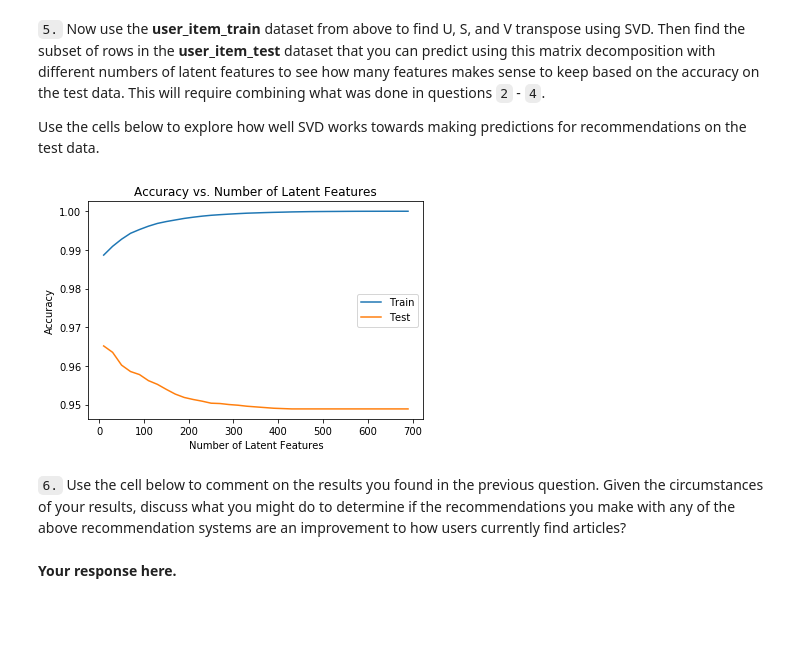
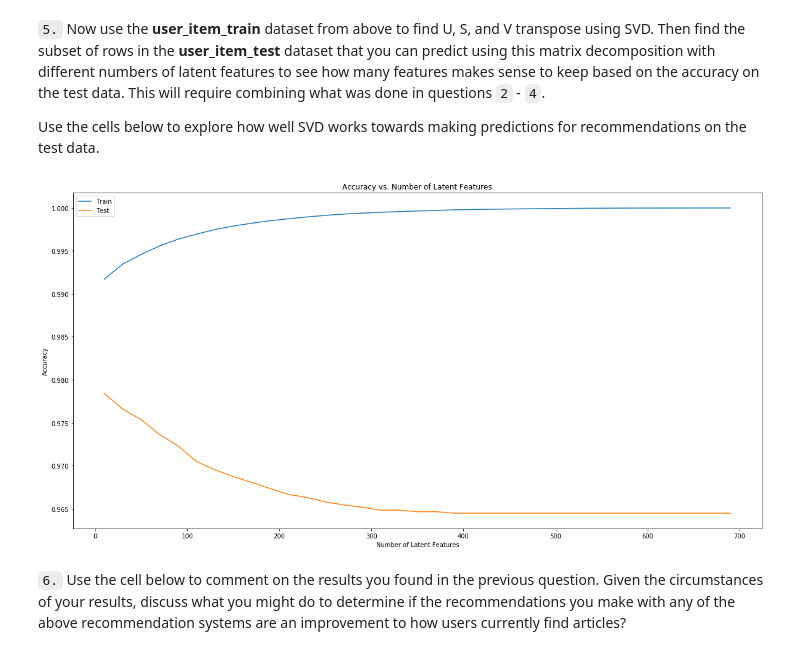
Before and after one commit to BurgerWu/Recommendations-with-IBM, a Jupyter notebook: Recommendations_with_IBM.ipynb, the cells around one changed output. Saved outputs shown, nothing was run; the diff lists cells and outputs as text; code cells hidden in the pictures; blank space fills up the shorter version.

```diff
--- a/Recommendations_with_IBM.ipynb
+++ b/Recommendations_with_IBM.ipynb
@@ -644,6 +690,7 @@ Use the code from question 3 to understand the impact on accuracy of the trainin
 * How many articles can we make predictions for in the test set?
 * How many articles are we not able to make predictions for because of the cold start problem?
 # %%
+#Divide dataframe into train and test set
 df_train = df.head(40000)
 df_test = df.tail(5993)
 
@@ -662,15 +709,18 @@ def create_test_and_train_user_item(df_train, df_test):
     test_arts - all of the test article ids
 
     '''
-    # Your code here
-    #df_train = df_train[~df_train.duplicated(keep = 'first')]
+    #Remove duplicated rows if any and create user-item matrix
+    df_train = df_train[~df_train.duplicated(keep = 'first')]
     user_item_train = df_train.groupby(['user_id','article_id']).count().unstack().fillna(0) # return the user_item matrix
 
-    #df_test = df_test[~df_test.duplicated(keep = 'first')]
+    #Remove duplicated rows if any and create user-item matrix
+    df_test = df_test[~df_test.duplicated(keep = 'first')]
     user_item_test = df_test.groupby(['user_id','article_id']).count().unstack().fillna(0) # return the user_item matrix
 
+    #Retrive user ids in test set
     test_idx = list(user_item_test.index)
 
+    #Retrive article ids in test set
     test_arts = list(user_item_test['title'].columns)
 
     return user_item_train, user_item_test, test_idx, test_arts
@@ -708,47 +760,50 @@ Use the cells below to explore how well SVD works towards making predictions for
 from numpy.linalg import svd
 u_train, s_train, vt_train = svd(user_item_train, full_matrices = False)# fit svd similar to above then use the cells below
 # %%
-# Use these cells to see how well you can use the training
-# decomposition to predict on test data
+# Use these cells to see how well you can use the training decomposition to predict on test data
+#First check out valid user and articles for prediction
 valid_users = [x for x in list(user_item_train.index) if x in list(user_item_test.index)]
-valid_movies = [x for x in list(user_item_train.columns) if x in list(user_item_test.columns)]
+valid_articles = [x for x in list(user_item_train.columns) if x in list(user_item_test.columns)]
 
+#Retrieve u and vt for test set based on valid user and articles
 u_test = u_train[user_item_train.index.isin(valid_users),:]
-vt_test = vt_train[:,user_item_train.columns.isin(valid_movies)]
+vt_test = vt_train[:,user_item_train.columns.isin(valid_articles)]
 
-#user_item_train_valid = user_item_train.loc[user_item_train.index.isin(valid_users), user_item_test.columns.isin(valid_movies)]
+#Retrieve subset of test set that can be evaluated
 user_item_test_valid = user_item_test[user_item_test.index.isin(valid_users)]
 # %%
+#Create np array for number of latent features and list for storing errors in training and test set
 num_latent_feats_2 = np.arange(10,700+10,20)
 sum_errs_train = []
 sum_errs_test = []
 
+#Iterate through different number of latent features
 for k in num_latent_feats_2:
-    # restructure with k latent features
+    #Restructure with k latent features
     s_train_new, u_train_new, vt_train_new = np.diag(s_train[:k]), u_train[:, :k], vt_train[:k, :]
     u_test_new, vt_test_new = u_test[:, :k], vt_test[:k, :]
 
-    # take dot product
+    #Take dot product
     user_item_est_train = np.around(np.dot(np.dot(u_train_new, s_train_new), vt_train_new))
     user_item_est_test = np.around(np.dot(np.dot(u_test_new, s_train_new), vt_test_new))
 
-    # compute error for each prediction to actual value
+    #Compute error for each prediction to actual value
     diffs_train = np.subtract(user_item_train, user_item_est_train)
     diffs_test = np.subtract(user_item_test_valid, user_item_est_test)
 
-    # total errors and keep track of them
+    #Total errors and keep track of them
     sum_errs_train.append(np.sum(np.sum(np.abs(diffs_train))))
     sum_errs_test.append(np.sum(np.sum(np.abs(diffs_test))))
 
+#Plot the results
+plt.figure(figsize = [20,10])
 plt.plot(num_latent_feats_2, 1 - np.array(sum_errs_train)/(user_item_train.shape[0]*user_item_train.shape[1]))
 plt.plot(num_latent_feats_2, 1 - np.array(sum_errs_test)/(user_item_test_valid.shape[0]*user_item_test_valid.shape[1]))
 plt.legend(["Train","Test"])
 plt.xlabel('Number of Latent Features');
 plt.ylabel('Accuracy');
 plt.title('Accuracy vs. Number of Latent Features');
 # %% [output]
-[figure, old version]
+[figure, new version]
 # %% [markdown]
 `6.` Use the cell below to comment on the results you found in the previous question. Given the circumstances of your results, discuss what you might do to determine if the recommendations you make with any of the above recommendation systems are an improvement to how users currently find articles?
-# %% [markdown]
-**Your response here.**
```
Also changed, not shown: parts of 32 cells of this notebook, 1 other file.
